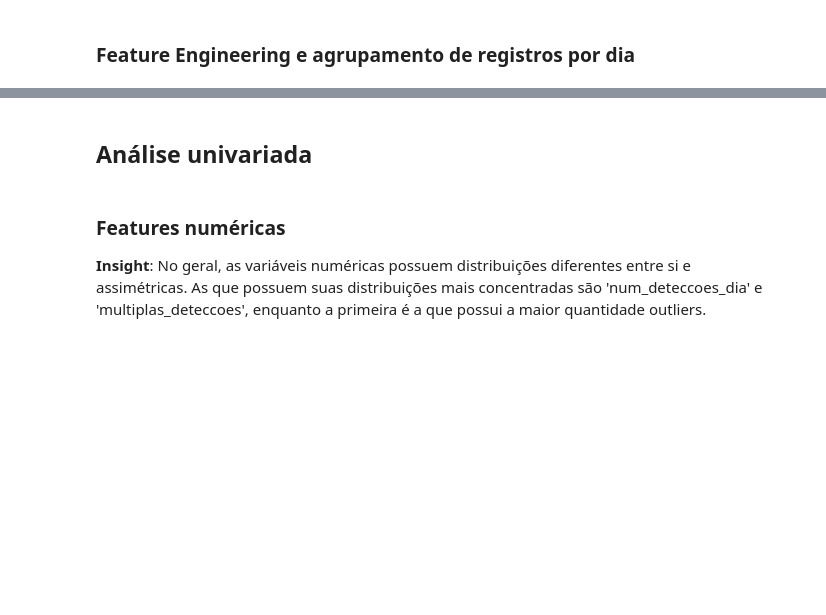
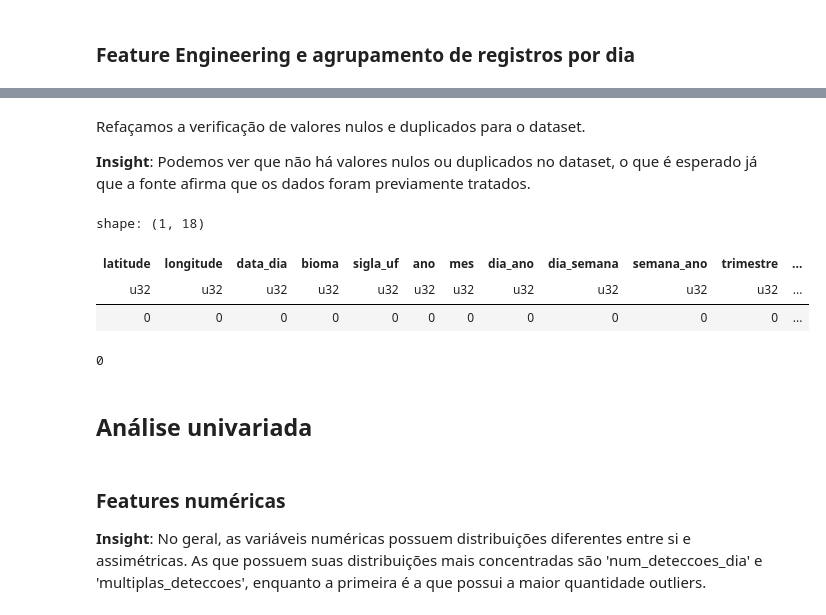
Before and after one commit to joaomarcosmb/queimadas, a Jupyter notebook: notebooks/1.0.0-eda-e-tratamento.ipynb, the cells around one changed output, grey strips where cells are left out. Cells and saved outputs as stored; diff of their text form; code cells hidden in the pictures; blank space fills up the shorter version.

```diff
--- a/notebooks/1.0.0-eda-e-tratamento.ipynb
+++ b/notebooks/1.0.0-eda-e-tratamento.ipynb
@@ -332,3 +349,20 @@ TODO
+# %%
+df_daily = df_daily.drop(['dias_sem_chuva_max', 'precipitacao_max', 'risco_fogo_max', 'prf'])
+# %% [markdown]
+Refaçamos a verificação de valores nulos e duplicados para o dataset.
+
+**Insight**: Podemos ver que não há valores nulos ou duplicados no dataset, o que é esperado já que a fonte afirma que os dados foram previamente tratados.
+# %%
+df_daily.null_count()
+# %% [output]
+shape: (1, 18)
+| latitude | longitude | data_dia | bioma | sigla_uf | ano | mes | dia_ano | dia_semana | semana_ano | trimestre | ... |
+| u32 | u32 | u32 | u32 | u32 | u32 | u32 | u32 | u32 | u32 | u32 | ... |
+| 0 | 0 | 0 | 0 | 0 | 0 | 0 | 0 | 0 | 0 | 0 | ... |
+# %%
+df.is_duplicated().sum()
+# %% [output]
+0
 # %% [markdown]
 ## Análise univariada
 # %%
```
Also changed, not shown: parts of 30 cells of this notebook, 7 other files.
